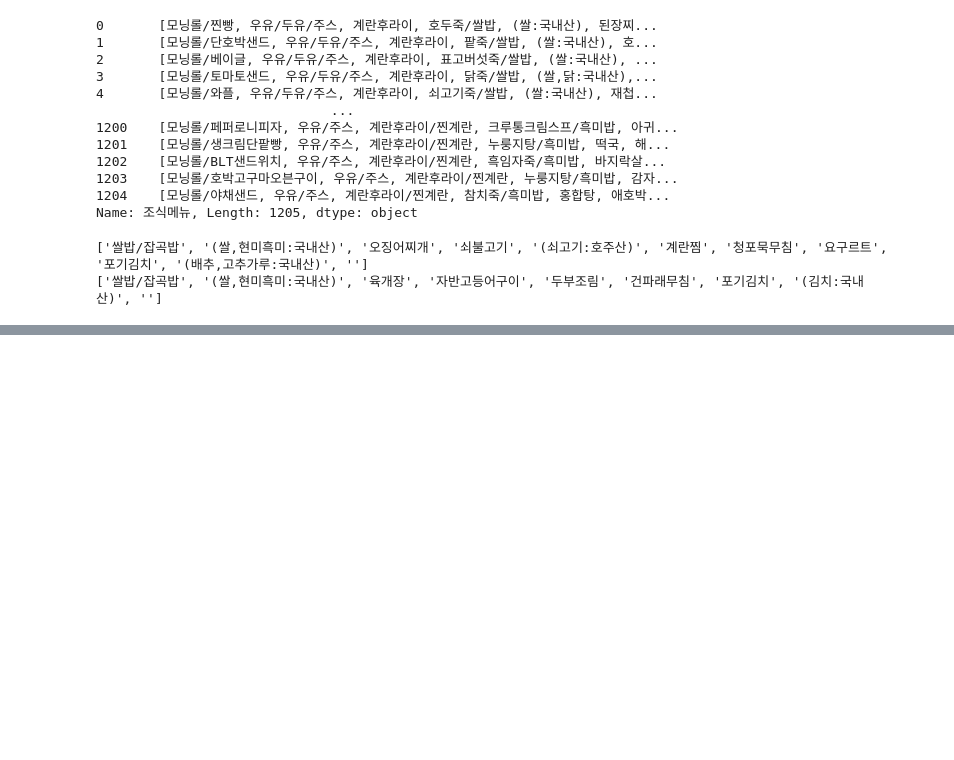
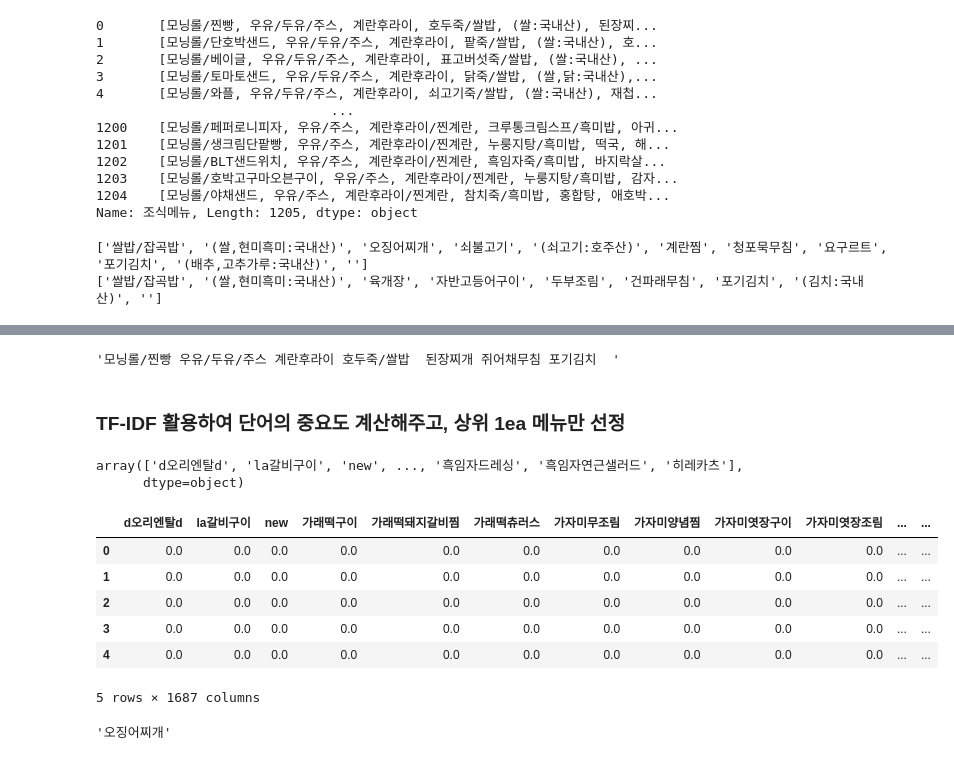
Before and after one commit to good0neighbour/ESTCampAI, a Jupyter notebook: 머신러닝/ex03구내식당관리.ipynb, the cells around one changed output, grey strips where cells are left out. Drawn from its saved outputs; the diff is of its cells as text; code cells hidden in the pictures; blank space fills up the shorter version.

```diff
--- a/머신러닝/ex03구내식당관리.ipynb
+++ b/머신러닝/ex03구내식당관리.ipynb
@@ -305,0 +311,6 @@ print(df['석식메뉴'][0])
+# %%
+# TF-IDF를 위해 리스트를 문자열로 변환하여 저장
+df['조식메뉴'] = df['조식메뉴'].apply(lambda x : ' '.join(x))
+df['중식메뉴'] = df['중식메뉴'].apply(lambda x : ' '.join(x))
+df['석식메뉴'] = df['석식메뉴'].apply(lambda x : ' '.join(x))
+# lambda(익명 함수) : 주로 간단한 함수(재사용이 필요없는)가 필요할 때 사용
@@ -305,0 +329,8 @@ print(df['석식메뉴'][0])
+# %%
+remove_pattern(df['조식메뉴'][0])
+# %% [output]
+'모닝롤/찐빵 우유/두유/주스 계란후라이 호두죽/쌀밥  된장찌개 쥐어채무침 포기김치  '
+# %% [markdown]
+### TF-IDF 활용하여 단어의 중요도 계산해주고, 상위 1ea 메뉴만 선정
+# %%
+vectorizer = TfidfVectorizer() # TF-IDF 객체 초기화
@@ -305,0 +340,20 @@ print(df['석식메뉴'][0])
+# %%
+vectorizer.get_feature_names_out()
+# %% [output]
+array(['d오리엔탈d', 'la갈비구이', 'new', ..., '흑임자드레싱', '흑임자연근샐러드', '히레카츠'],
+      dtype=object)
+# %%
+# TF-IDF 점수를 DF 변환
+tfidf_df = pd.DataFrame(
+    X.toarray(),
+    columns = vectorizer.get_feature_names_out()
+)
+tfidf_df.head()
+# %% [output]
+|  | d오리엔탈d | la갈비구이 | new | 가래떡구이 | 가래떡돼지갈비찜 | 가래떡츄러스 | 가자미무조림 | 가자미양념찜 | 가자미엿장구이 | 가자미엿장조림 | ... | ... |
+| 0 | 0.0 | 0.0 | 0.0 | 0.0 | 0.0 | 0.0 | 0.0 | 0.0 | 0.0 | 0.0 | ... | ... |
+| 1 | 0.0 | 0.0 | 0.0 | 0.0 | 0.0 | 0.0 | 0.0 | 0.0 | 0.0 | 0.0 | ... | ... |
+| 2 | 0.0 | 0.0 | 0.0 | 0.0 | 0.0 | 0.0 | 0.0 | 0.0 | 0.0 | 0.0 | ... | ... |
+| 3 | 0.0 | 0.0 | 0.0 | 0.0 | 0.0 | 0.0 | 0.0 | 0.0 | 0.0 | 0.0 | ... | ... |
+| 4 | 0.0 | 0.0 | 0.0 | 0.0 | 0.0 | 0.0 | 0.0 | 0.0 | 0.0 | 0.0 | ... | ... |
+5 rows × 1687 columns
@@ -305,0 +363,6 @@ print(df['석식메뉴'][0])
+# %%
+# 메뉴(단어사전)
+tfidf_df.columns[top_n_idx]
+# 추출한 메뉴 인덱스로 메뉴 인덱싱
+# %% [output]
+'오징어찌개'
```
Also changed, not shown: parts of 15 cells of this notebook.
